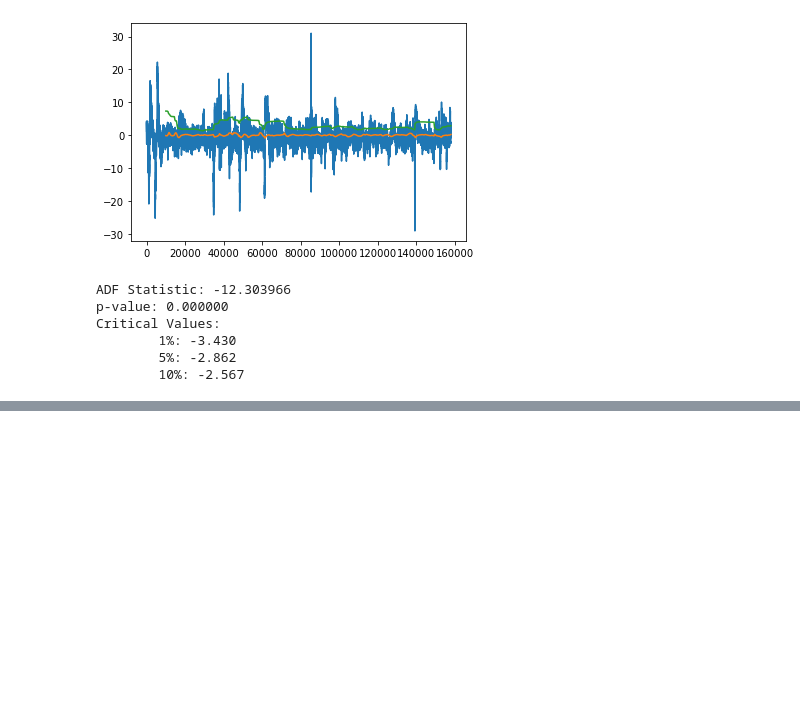
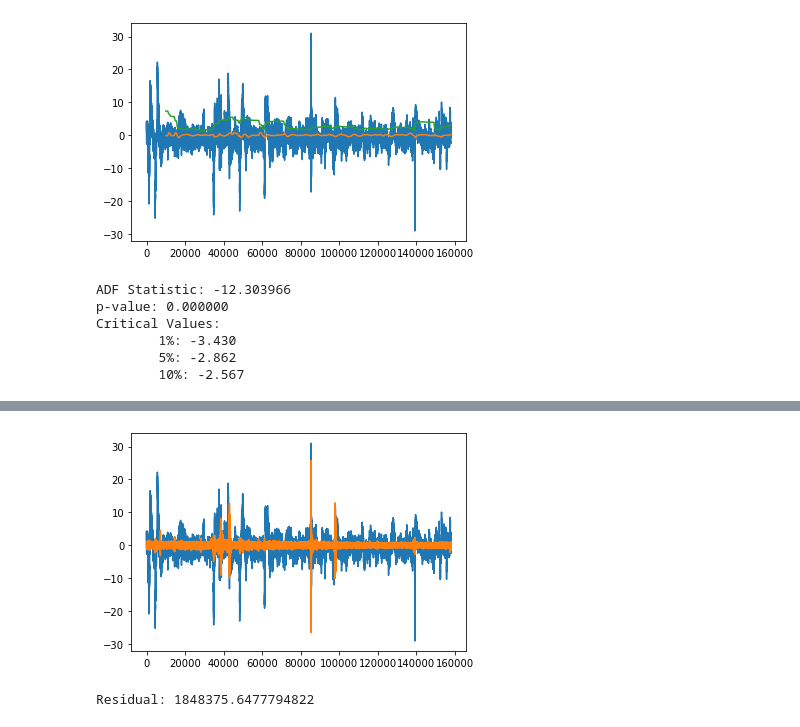
Before and after one commit to ishanchadha01/eeg-ml, a Jupyter notebook: project/arhmm/arima.ipynb, the cells around one changed output, grey strips where cells are left out. Cells and saved outputs as stored; diff of their text form; code cells hidden in the pictures; blank space fills up the shorter version.

Commit message:
arima initial forecast

```diff
--- a/project/arhmm/arima.ipynb
+++ b/project/arhmm/arima.ipynb
@@ -73,0 +86,11 @@ Critical Values:
+# %%
+from statsmodels.tsa.arima_model import ARIMA
+ar_model = ARIMA(amplified_data, order=(2,2,0))
+ar_results = ar_model.fit(disp=True)
+plt.plot(amplified_data)
+plt.plot(ar_results.fittedvalues)
+plt.show()
+print(f"Residual: {sum((ar_results.fittedvalues - amplified_data[0:-2])**2)}")
+# %% [output]
+[figure, added]
+Residual: 1848375.6477794822
```
Also changed, not shown: parts of 4 cells of this notebook.
